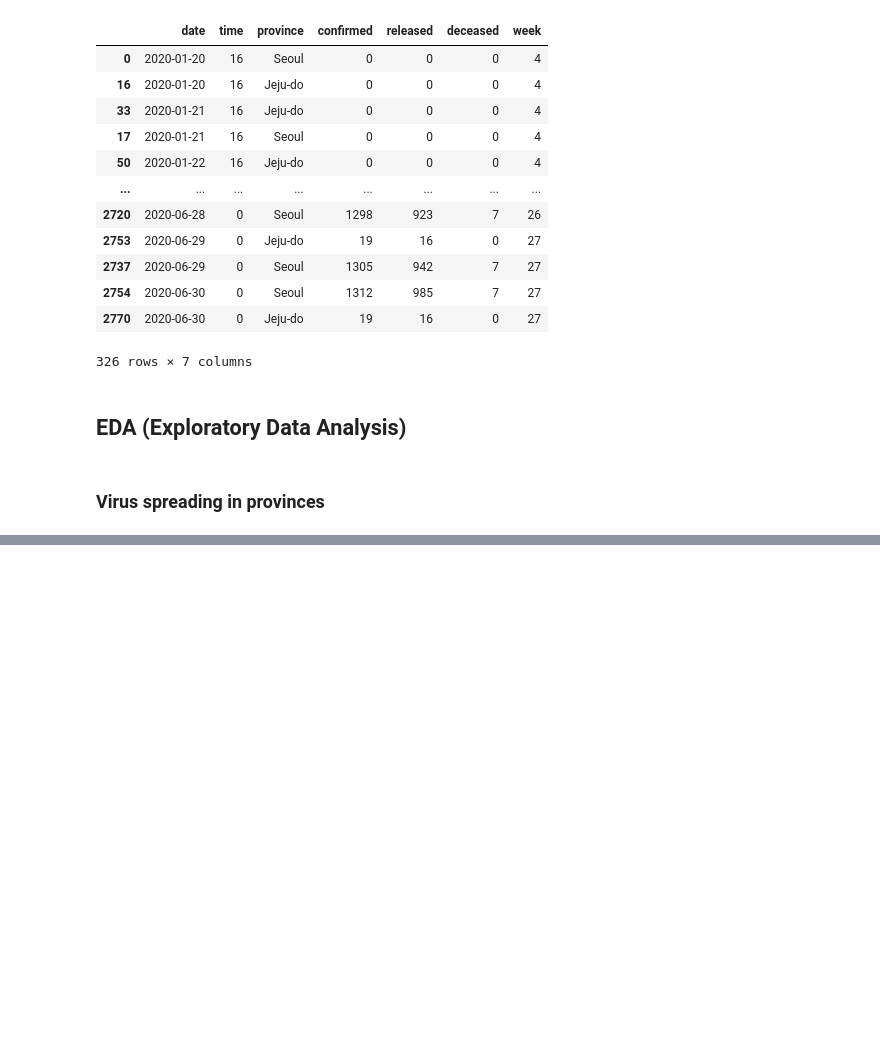
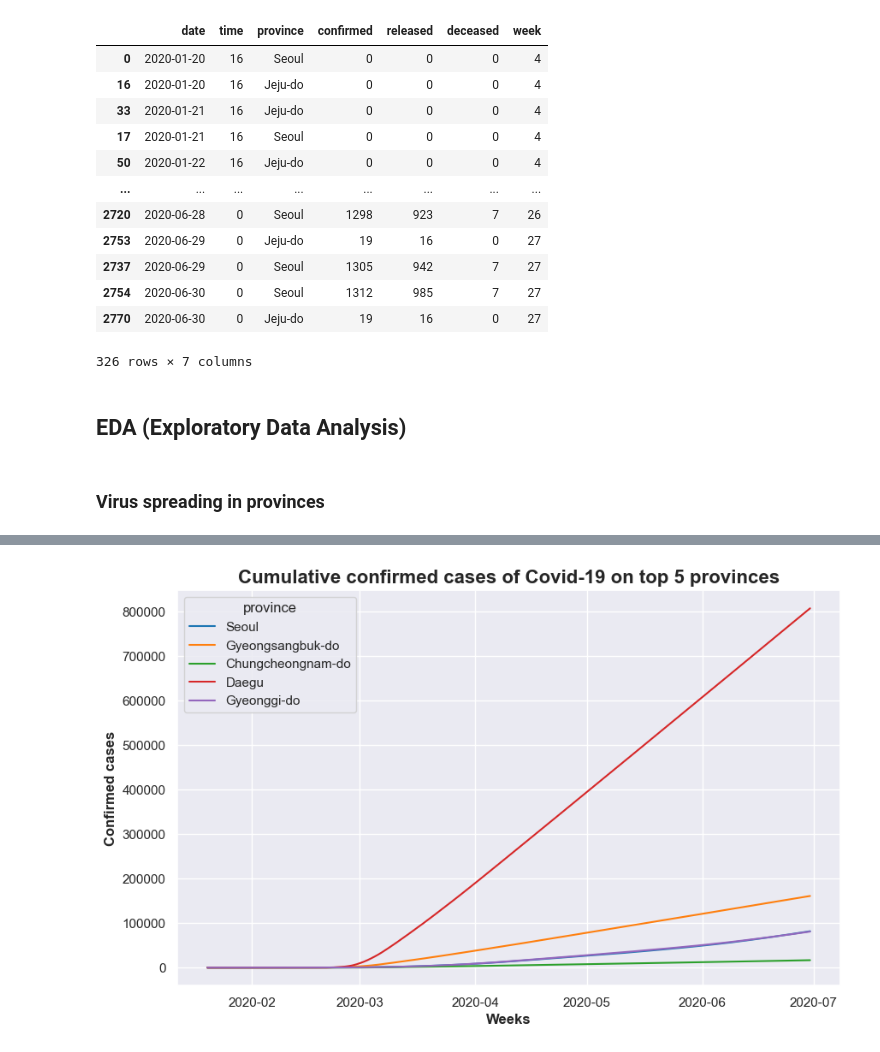
Before and after one commit to ShariYo/Modul1_Sprint4, a Jupyter notebook: project/main.ipynb, the cells around one changed output, grey strips where cells are left out. Saved outputs shown, nothing was run; the diff lists cells and outputs as text; code cells hidden in the pictures; blank space fills up the shorter version.

Commit message:
first plot done

```diff
--- a/project/main.ipynb
+++ b/project/main.ipynb
@@ -167,0 +157,7 @@ plt.show()
+# %%
+top_names = list(grouped_provinces["province"][:5])
+top_five = clean_time_province[clean_time_province["province"].isin(top_names)]
+top_five_df = top_five.copy()
+grouped = top_five_df.groupby("province")["confirmed"].cumsum()
+top_five_df["confirmed_cumsum"] = grouped
+top_five_df
@@ -167,0 +178,13 @@ plt.show()
+# %%
+sns.set_style("darkgrid")
+sns.set_context("notebook")
+fig, ax = plt.subplots(figsize=(10, 6))
+sns.lineplot(data=top_five_df, x="date", y=top_five_df["confirmed_cumsum"], hue="province")
+
+plt.xlabel("Weeks", fontweight="bold")
+plt.ylabel("Confirmed cases", fontweight="bold")
+plt.title("Cumulative confirmed cases of Covid-19 on top 5 provinces", fontweight="bold", fontsize=16)
+
+plt.show()
+# %% [output]
+[figure, added]
```
Also changed, not shown: parts of 4 cells of this notebook.
